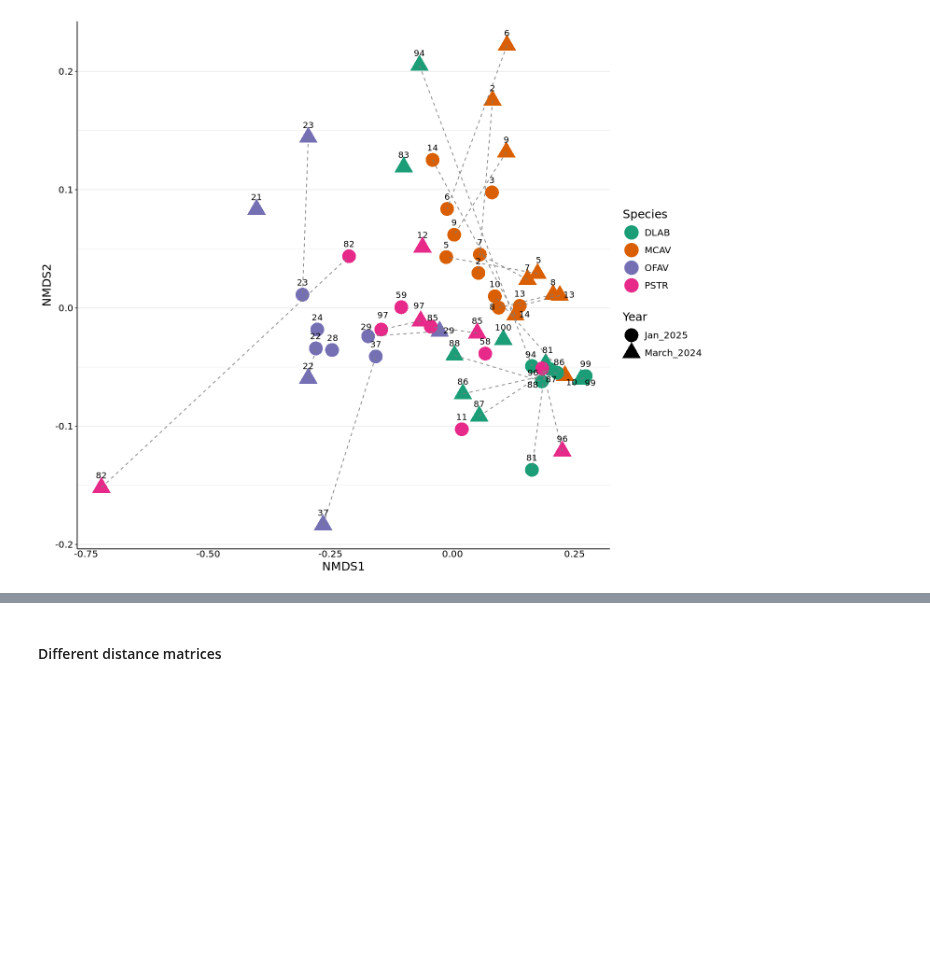
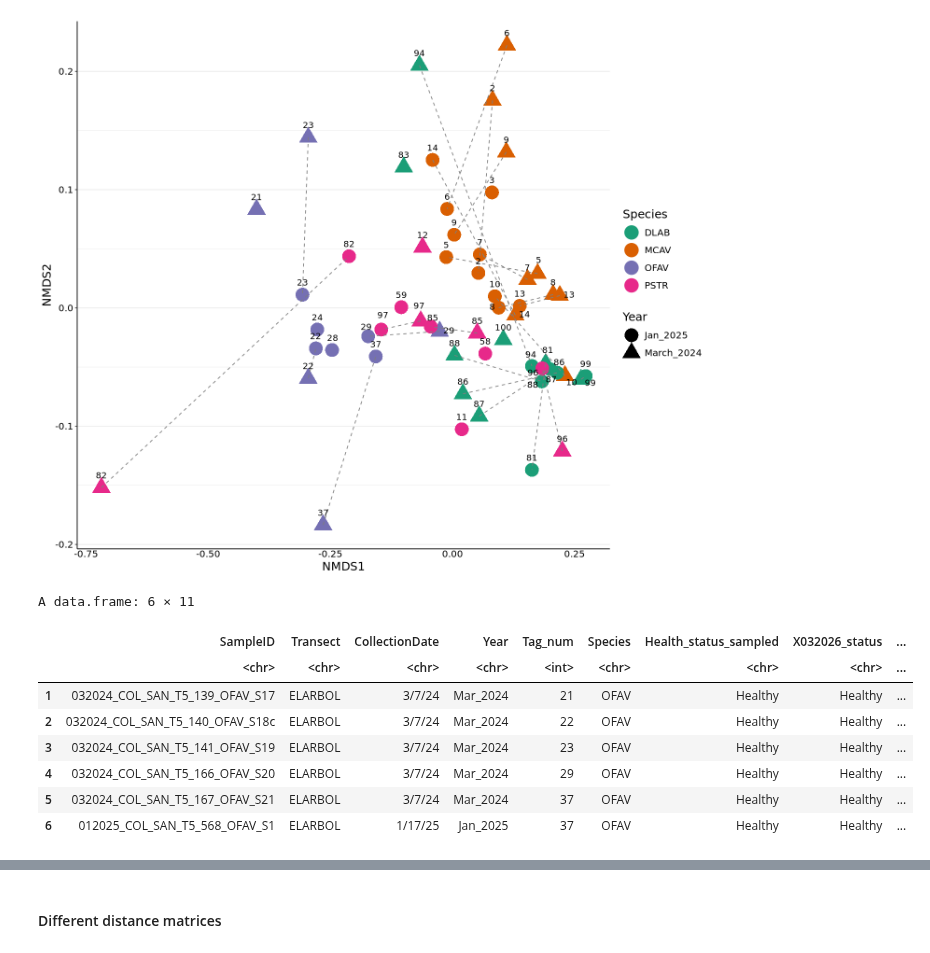
Before and after one commit to nikeaulrich/COL_metagenomics, a Jupyter notebook: COL_functional_visualization_032024_012025.ipynb, the cells around one changed output, grey strips where cells are left out. Cells and saved outputs as stored; diff of their text form; code cells hidden in the pictures; blank space fills up the shorter version.

```diff
--- a/COL_functional_visualization_032024_012025.ipynb
+++ b/COL_functional_visualization_032024_012025.ipynb
@@ -269,3 +269,18 @@ ggsave(filename = "bray_paths_all_genes_nmds.png", plot = plot2,
       height = 10,
       units = "in",
       dpi = 300)
+# %%
+#permanova of distances from gene matrix
+#need metadata
+metadata=read.csv('/work/pi_sarah_gignouxwolfsohn_uml_edu/nikea/COL/kraken_bracken/COL_metadata_012025.csv', header=TRUE)
+head(metadata)
+# %% [output]
+A data.frame: 6 × 11
+|  | SampleID | Transect | CollectionDate | Year | Tag_num | Species | Health_status_sampled | X032026_status | ... |
+|  | <chr> | <chr> | <chr> | <chr> | <int> | <chr> | <chr> | <chr> | ... |
+| 1 | 032024_COL_SAN_T5_139_OFAV_S17 | ELARBOL | 3/7/24 | Mar_2024 | 21 | OFAV | Healthy | Healthy | ... |
+| 2 | 032024_COL_SAN_T5_140_OFAV_S18c | ELARBOL | 3/7/24 | Mar_2024 | 22 | OFAV | Healthy | Healthy | ... |
+| 3 | 032024_COL_SAN_T5_141_OFAV_S19 | ELARBOL | 3/7/24 | Mar_2024 | 23 | OFAV | Healthy | Healthy | ... |
+| 4 | 032024_COL_SAN_T5_166_OFAV_S20 | ELARBOL | 3/7/24 | Mar_2024 | 29 | OFAV | Healthy | Healthy | ... |
+| 5 | 032024_COL_SAN_T5_167_OFAV_S21 | ELARBOL | 3/7/24 | Mar_2024 | 37 | OFAV | Healthy | Healthy | ... |
+| 6 | 012025_COL_SAN_T5_568_OFAV_S1 | ELARBOL | 1/17/25 | Jan_2025 | 37 | OFAV | Healthy | Healthy | ... |
```
Also changed, not shown: parts of 4 cells of this notebook, 14 other files.
